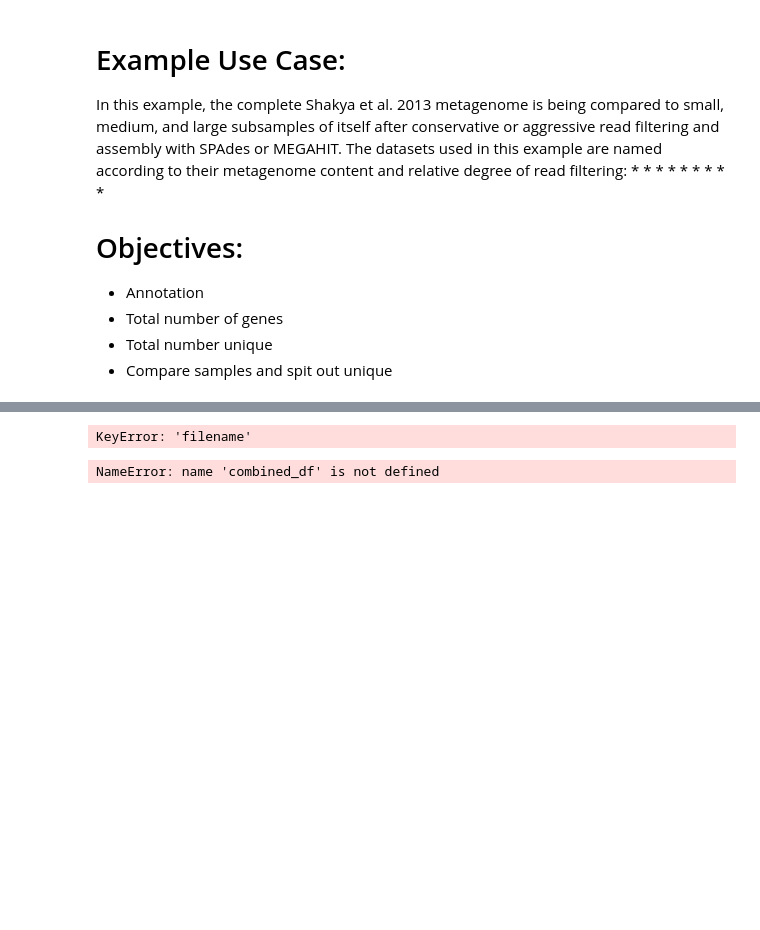
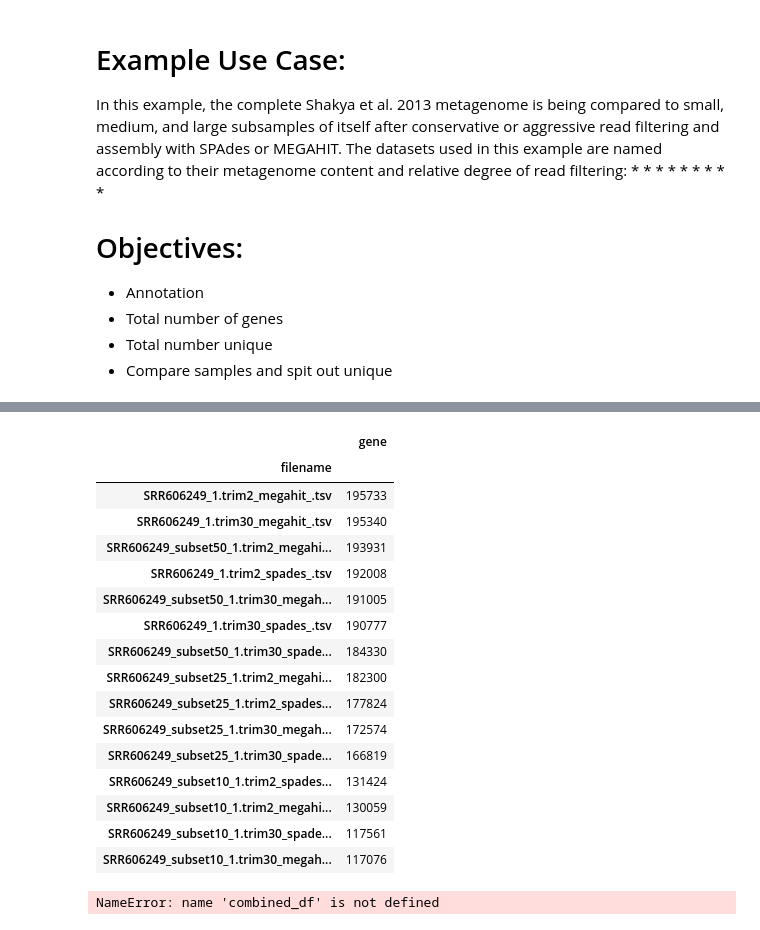
Before and after one commit to dahak-metagenomics/dahak, a Jupyter notebook: workflows/functional_inference/prokka_annotation_megahit/functional_inference_example.ipynb, the cells around one changed output, grey strips where cells are left out. Drawn from its saved outputs; the diff is of its cells as text; code cells hidden in the pictures; blank space fills up the shorter version.

```diff
--- a/workflows/functional_inference/prokka_annotation_megahit/functional_inference_example.ipynb
+++ b/workflows/functional_inference/prokka_annotation_megahit/functional_inference_example.ipynb
@@ -97,13 +91,29 @@ def concat_files(filenames):
 # %%
 def calc_total_genes():
-    x = df.groupby('filename').gene.count()
-    x = calc_total_genes()
-    x = x.to_frame()
-    bingo = x.sort_values('gene',ascending=False)
+    x = combined_df.groupby('filename').gene.count()
+    y = x.to_frame()
+    bingo = y.sort_values('gene',ascending=False)
+    bingo
     return bingo
 calc_total_genes()
 # %% [output]
-KeyError: 'filename'
+|  | gene |
+| filename |  |
+| SRR606249_1.trim2_megahit_.tsv | 195733 |
+| SRR606249_1.trim30_megahit_.tsv | 195340 |
+| SRR606249_subset50_1.trim2_megahi... | 193931 |
+| SRR606249_1.trim2_spades_.tsv | 192008 |
+| SRR606249_subset50_1.trim30_megah... | 191005 |
+| SRR606249_1.trim30_spades_.tsv | 190777 |
+| SRR606249_subset50_1.trim30_spade... | 184330 |
+| SRR606249_subset25_1.trim2_megahi... | 182300 |
+| SRR606249_subset25_1.trim2_spades... | 177824 |
+| SRR606249_subset25_1.trim30_megah... | 172574 |
+| SRR606249_subset25_1.trim30_spade... | 166819 |
+| SRR606249_subset10_1.trim2_spades... | 131424 |
+| SRR606249_subset10_1.trim2_megahi... | 130059 |
+| SRR606249_subset10_1.trim30_spade... | 117561 |
+| SRR606249_subset10_1.trim30_megah... | 117076 |
 # %%
 def calculate_unique_genes():
     x = combined_df.groupby('filename').gene.count()
```
Also changed, not shown: parts of 3 cells of this notebook.
